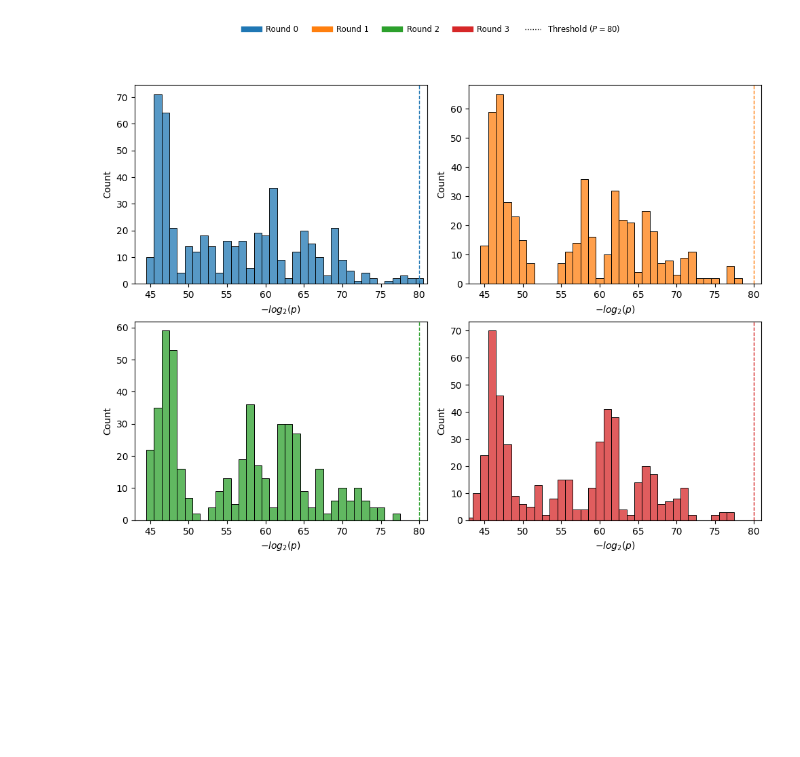
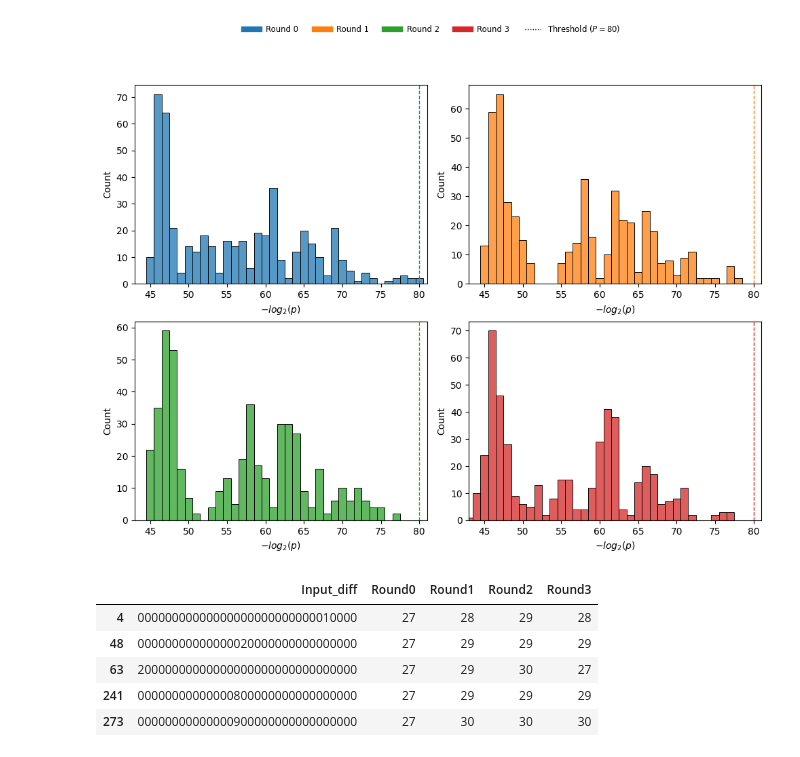
Before and after one commit to t-ESC/Dialga-Cryptanalysis, a Jupyter notebook: analysis.ipynb, the cells around one changed output. Saved outputs shown, nothing was run; the diff lists cells and outputs as text; code cells hidden in the pictures; blank space fills up the shorter version.

Commit message:
Prepare optimized back- and forward analysis

```diff
--- a/analysis.ipynb
+++ b/analysis.ipynb
@@ -103,3 +103,12 @@ plt.tight_layout()
 plt.subplots_adjust(top=0.88)  # make room for the global legend
 # %% [output]
 [figure]
+# %%
+forward_three_differentials.loc[forward_three_differentials["Round0"] == 27]
+# %% [output]
+|  | Input_diff | Round0 | Round1 | Round2 | Round3 |
+| 4 | 00000000000000000000000000010000 | 27 | 28 | 29 | 28 |
+| 48 | 00000000000000020000000000000000 | 27 | 29 | 29 | 29 |
+| 63 | 20000000000000000000000000000000 | 27 | 29 | 30 | 27 |
+| 241 | 00000000000000800000000000000000 | 27 | 29 | 29 | 29 |
+| 273 | 00000000000000900000000000000000 | 27 | 30 | 30 | 30 |
```
Also changed, not shown: 21 other files.
